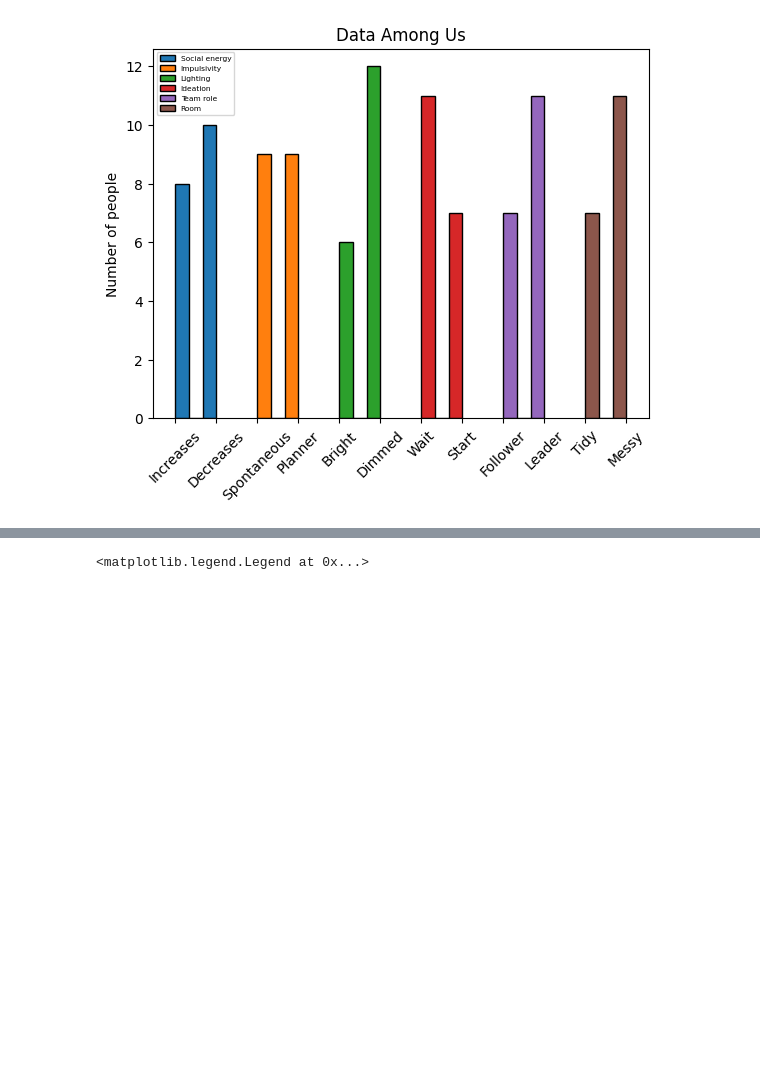
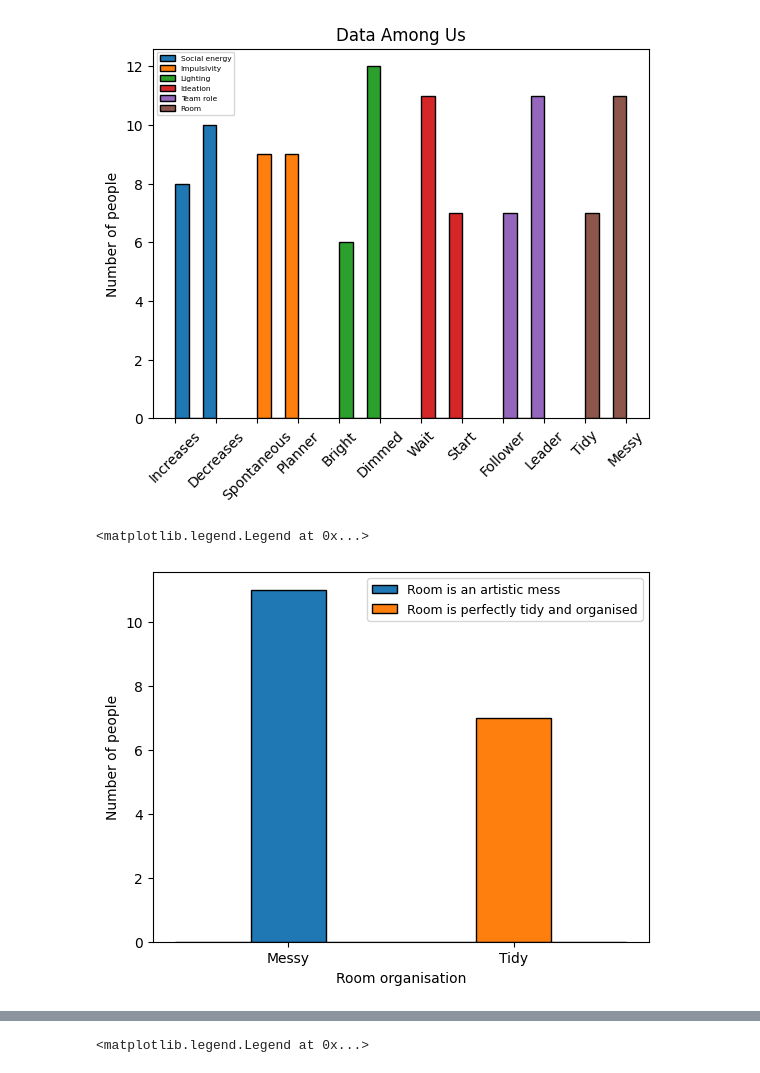
Before and after one commit to kosetrova/data-among-us, a Jupyter notebook: KseniiaOsetrovaClass05Homework.ipynb, the cells around one changed output, grey strips where cells are left out. Cells and saved outputs as stored; diff of their text form; code cells hidden in the pictures; blank space fills up the shorter version.

```diff
--- a/KseniiaOsetrovaClass05Homework.ipynb
+++ b/KseniiaOsetrovaClass05Homework.ipynb
@@ -66,3 +66,19 @@ plt.legend(fontsize=5.4)
 # %% [output]
 <matplotlib.legend.Legend at 0x...>
 [figure]
+# %%
+# Let's take a closer look at some of the results.
+# In room organisation 11 people have 'An artistic mess' and 7 people have 'Perfectly tidy and organised' rooms.
+
+cta_room_groupings = cta_df.groupby('Room')
+messy_folks = cta_room_groupings.get_group('Messy')
+tidy_folks = cta_room_groupings.get_group('Tidy')
+
+plt.hist(messy_folks.Room, bins=3, label='Room is an artistic mess', edgecolor='black')
+plt.hist(tidy_folks.Room, bins=3, label='Room is perfectly tidy and organised', edgecolor='black')
+plt.xlabel('Room organisation')
+plt.ylabel('Number of people')
+plt.legend(fontsize=9)
+# %% [output]
+<matplotlib.legend.Legend at 0x...>
+[figure, added]
```
Also changed, not shown: parts of 8 cells of this notebook.
